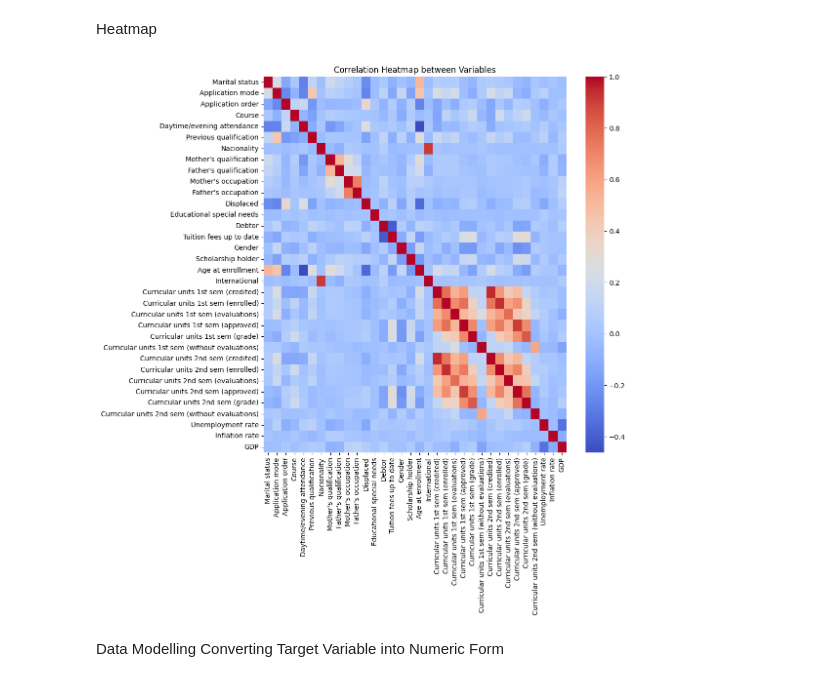
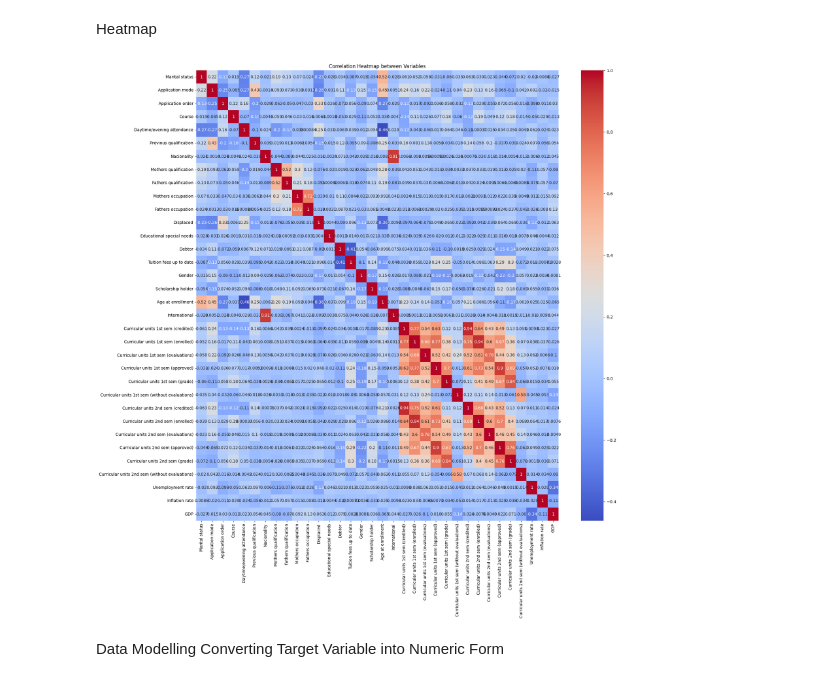
Before and after one commit to teambyte444/ZenteiQ_Project, a Jupyter notebook: TEAM_BYTE.ipynb, the cells around one changed output. Saved outputs shown, nothing was run; the diff lists cells and outputs as text; code cells hidden in the pictures.

```diff
--- a/TEAM_BYTE.ipynb
+++ b/TEAM_BYTE.ipynb
@@ -302,13 +277,13 @@ plt.show()
 # %% [markdown]
 Heatmap
 # %%
-plt.figure(figsize=(10,10))
+plt.figure(figsize=(20,20))
 
-sns.heatmap(student_data.corr(), cmap='coolwarm')
+sns.heatmap(student_data.corr(), annot=True, cmap='coolwarm')
 plt.title('Correlation Heatmap between Variables')
 plt.show()
 # %% [output]
-[figure, old version]
+[figure, new version]
 # %% [markdown]
 Data Modelling
 Converting Target Variable into Numeric Form
```
Also changed, not shown: parts of 36 cells of this notebook.
